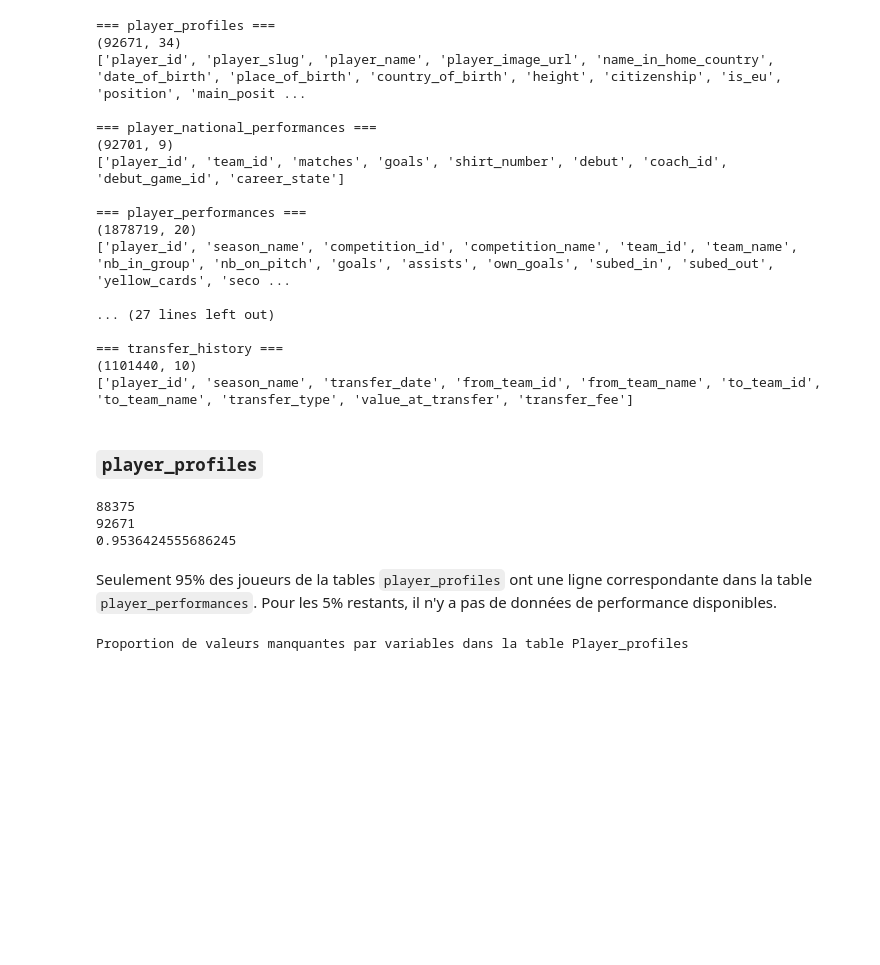
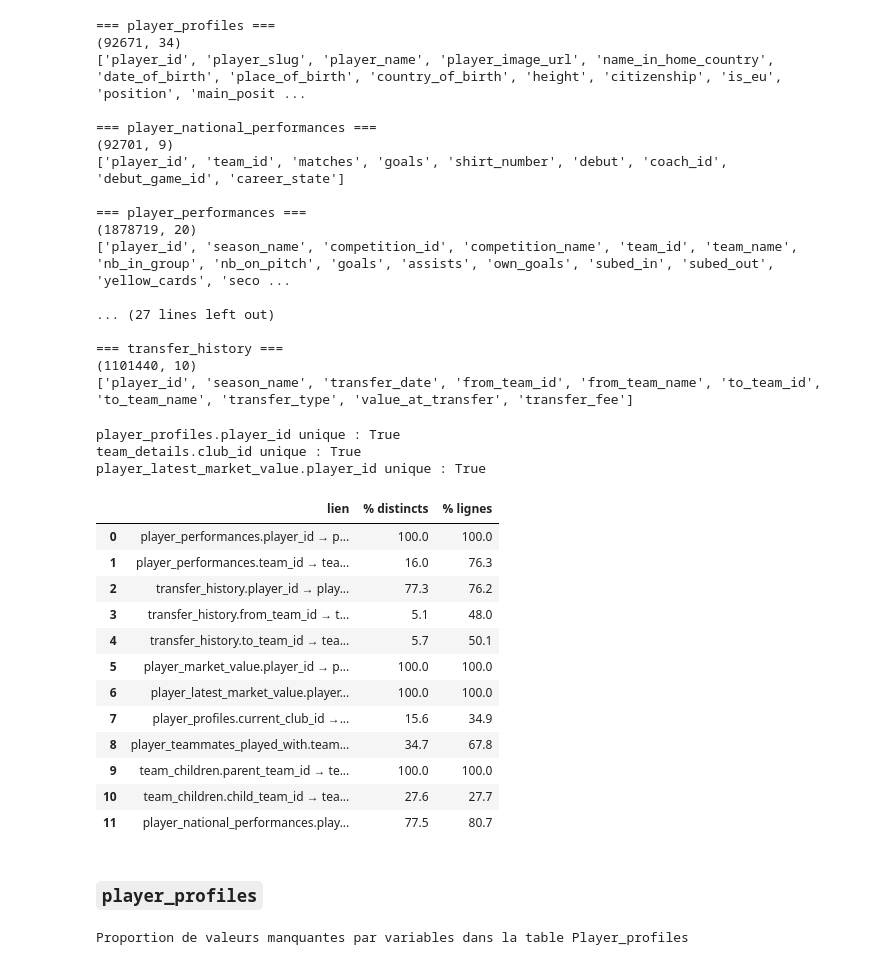
Before and after one commit to Charlesptrd/football-key-person-insurance, a Jupyter notebook: notebooks/01_database.ipynb, the cells around one changed output. Saved outputs shown, nothing was run; the diff lists cells and outputs as text; code cells hidden in the pictures; blank space fills up the shorter version.

Commit message:
modification de la verifictation des liens

```diff
--- a/notebooks/01_database.ipynb
+++ b/notebooks/01_database.ipynb
@@ -12,7 +12,7 @@ for root, dirs, files in os.walk(path):
         print(os.path.relpath(os.path.join(root, f), path))
         if f.endswith(".csv"):
             nom = os.path.splitext(f)[0]
-            tables[nom] = pd.read_csv(os.path.join(root, f))
+            tables[nom] = pd.read_csv(os.path.join(root, f), low_memory=False)
 # %% [output]
 Path to dataset files: /Users/charles/.cache/kagglehub/datasets/xfkzujqjvx97n/football-datasets/versions/2
 player_profiles/player_profiles.csv
@@ -49,18 +49,53 @@ for nom, df in tables.items():
 === transfer_history ===
 (1101440, 10)
 ['player_id', 'season_name', 'transfer_date', 'from_team_id', 'from_team_name', 'to_team_id', 'to_team_name', 'transfer_type', 'value_at_transfer', 'transfer_fee']
+# %%
+# Test de l'unicité des clés primaires
+for t, k in [("player_profiles", "player_id"), ("team_details", "club_id"),
+             ("player_latest_market_value", "player_id")]:
+    print(f"{t}.{k} unique :", tables[t][k].is_unique)
+# %% [output]
+player_profiles.player_id unique : True
+team_details.club_id unique : True
+player_latest_market_value.player_id unique : True
+# %%
+def check_lien(src, col, ref, ref_col):
+    s, r = tables[src][col].dropna(), tables[ref][ref_col].dropna()
+    return {"lien": f"{src}.{col} → {ref}.{ref_col}",
+            "% distincts": round(pd.Series(s.unique()).isin(r).mean() * 100, 1),
+            "% lignes": round(s.isin(r).mean() * 100, 1)}
+
+liens = [
+    ("player_performances", "player_id", "player_profiles", "player_id"),
+    ("player_performances", "team_id", "team_details", "club_id"),
+    ("transfer_history", "player_id", "player_profiles", "player_id"),
+    ("transfer_history", "from_team_id", "team_details", "club_id"),
+    ("transfer_history", "to_team_id", "team_details", "club_id"),
+    ("player_market_value", "player_id", "player_profiles", "player_id"),
+    ("player_latest_market_value", "player_id", "player_profiles", "player_id"),
+    ("player_profiles", "current_club_id", "team_details", "club_id"),
+    ("player_teammates_played_with", "teammate_player_id", "player_profiles", "player_id"),
+    ("team_children", "parent_team_id", "team_details", "club_id"),
+    ("team_children", "child_team_id", "team_details", "club_id"),
+    ("player_national_performances", "player_id", "player_profiles", "player_id"),
+]
+display(pd.DataFrame([check_lien(*l) for l in liens]))
+# %% [output]
+|  | lien | % distincts | % lignes |
+| 0 | player_performances.player_id → p... | 100.0 | 100.0 |
+| 1 | player_performances.team_id → tea... | 16.0 | 76.3 |
+| 2 | transfer_history.player_id → play... | 77.3 | 76.2 |
+| 3 | transfer_history.from_team_id → t... | 5.1 | 48.0 |
+| 4 | transfer_history.to_team_id → tea... | 5.7 | 50.1 |
+| 5 | player_market_value.player_id → p... | 100.0 | 100.0 |
+| 6 | player_latest_market_value.player... | 100.0 | 100.0 |
+| 7 | player_profiles.current_club_id →... | 15.6 | 34.9 |
+| 8 | player_teammates_played_with.team... | 34.7 | 67.8 |
+| 9 | team_children.parent_team_id → te... | 100.0 | 100.0 |
+| 10 | team_children.child_team_id → tea... | 27.6 | 27.7 |
+| 11 | player_national_performances.play... | 77.5 | 80.7 |
 # %% [markdown]
 ### `player_profiles`
-# %%
-print((tables["player_profiles"]["player_id"].isin(tables["player_performances"]["player_id"]).sum()))
-print(len(tables["player_profiles"]))
-print((tables["player_profiles"]["player_id"].isin(tables["player_performances"]["player_id"]).sum())/len(tables["player_profiles"]))
-# %% [output]
-88375
-92671
-0.9536424555686245
-# %% [markdown]
-Seulement 95% des joueurs de la tables `player_profiles` ont une ligne correspondante dans la table `player_performances`. Pour les 5% restants, il n'y a pas de données de performance disponibles.
 # %%
 print("Proportion de valeurs manquantes par variables dans la table Player_profiles")
 pd.DataFrame({
```
Also changed, not shown: parts of 8 cells of this notebook.
